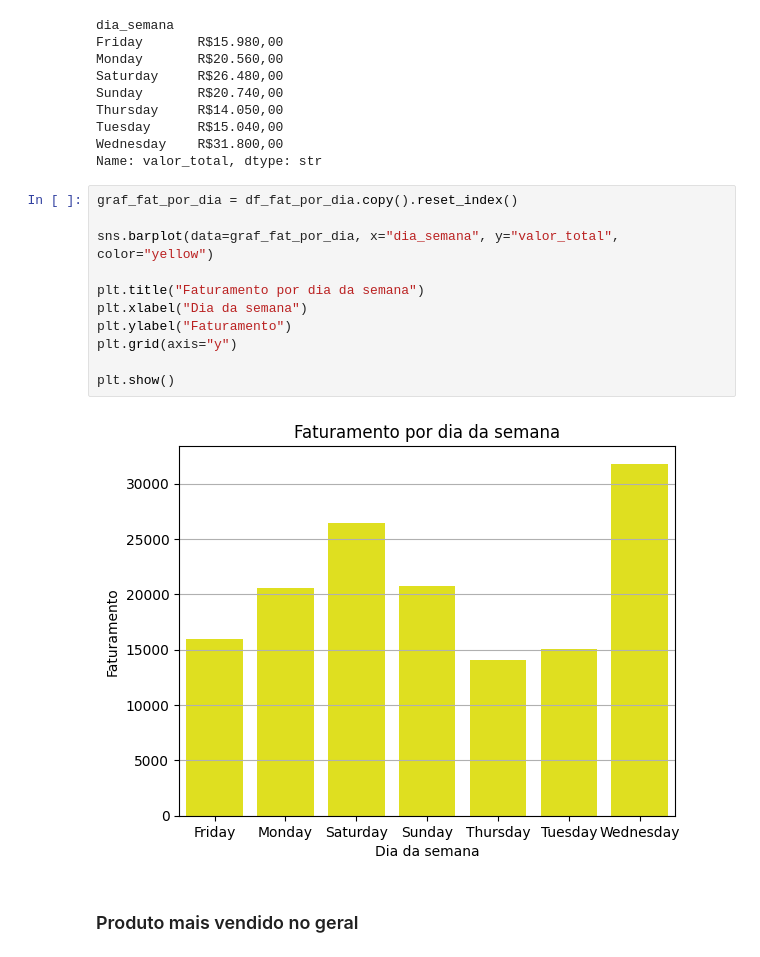
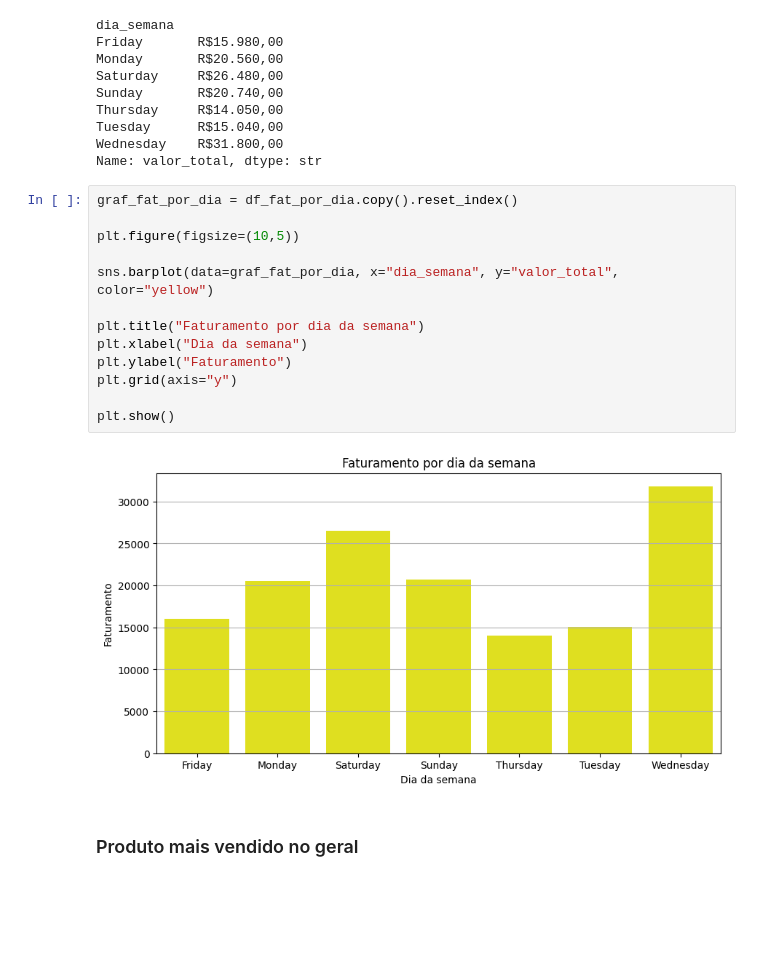
Before and after one commit to GustavoTML/sales-data-analysis-pandas, a Jupyter notebook: analise_nivel_3/dataframe_nivel_3.ipynb, the cells around one changed output. Drawn from its saved outputs; the diff is of its cells as text; blank space fills up the shorter version.

```diff
--- a/analise_nivel_3/dataframe_nivel_3.ipynb
+++ b/analise_nivel_3/dataframe_nivel_3.ipynb
@@ -334,17 +338,19 @@ Wednesday    R$31.800,00
 Name: valor_total, dtype: str
 # %%
 graf_fat_por_dia = df_fat_por_dia.copy().reset_index()
+
+plt.figure(figsize=(10,5))
 
 sns.barplot(data=graf_fat_por_dia, x="dia_semana", y="valor_total", color="yellow")
 
 plt.title("Faturamento por dia da semana")
 plt.xlabel("Dia da semana")
 plt.ylabel("Faturamento")
 plt.grid(axis="y")
 
 plt.show()
 # %% [output]
-[figure, old version]
+[figure, new version]
 # %% [markdown]
 ### Produto mais vendido no geral
 # %%
```
Also changed, not shown: parts of 14 cells of this notebook.
